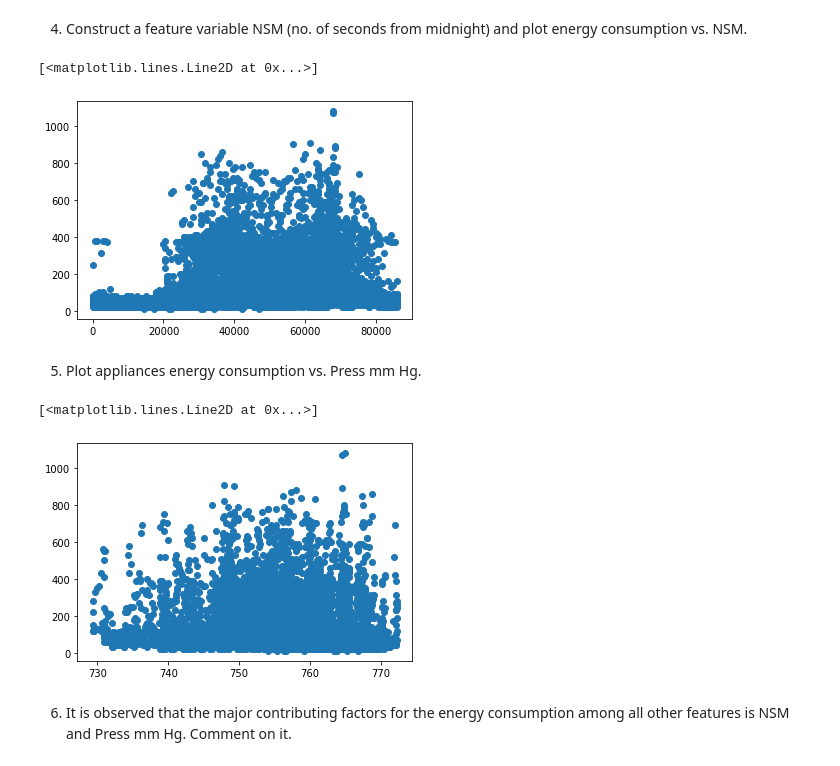
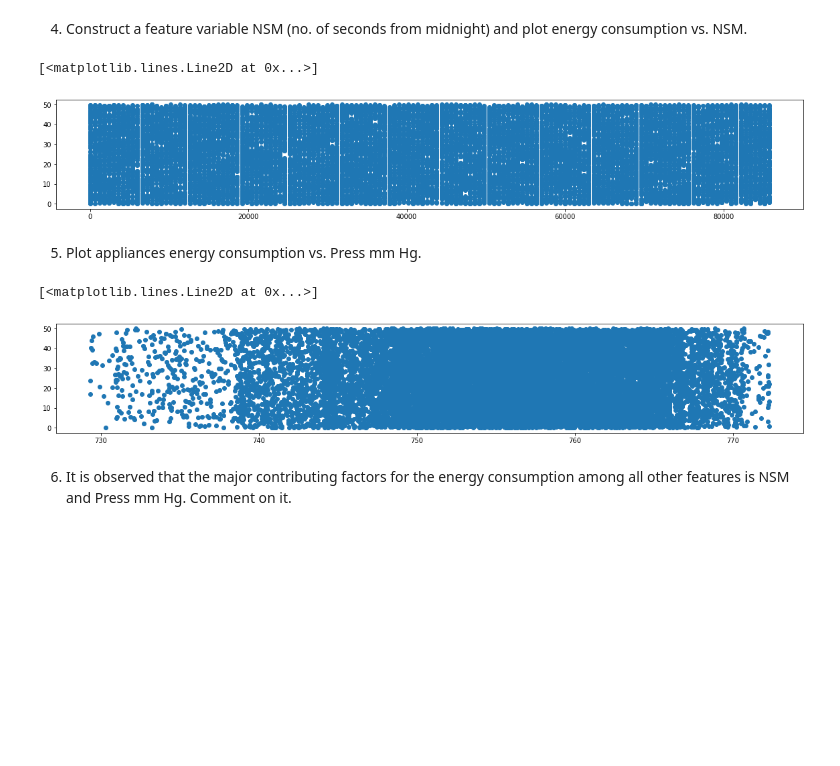
Before and after one commit to juliachen2357/ME592, a Jupyter notebook: HW1.ipynb, the cells around one changed output. Cells and saved outputs as stored; diff of their text form; code cells hidden in the pictures; blank space fills up the shorter version.

```diff
--- a/HW1.ipynb
+++ b/HW1.ipynb
@@ -122,15 +122,8 @@ for ele in range(0,len(data)):
     if (ct-dt).days>6:
         break
     else:
-        w[0].append(data.iloc[ele,0])
-        w[1].append(data.iloc[ele,1])
-e=[[],[]]
-for ele in range(0,len(data)):
-    #print(data.iloc[ele,0])
-    ct = datetime.datetime.strptime(data.iloc[ele,0], '%m/%d/%Y %H:%M')
-    e[0].append(data.iloc[ele,0])
-    e[1].append(data.iloc[ele,1])
+        w[0].append(ct)
+        w[1].append(data.iloc[ele,-1])
 
-plt.plot(w[0],w[1]);plt.title('one week');plt.show();
-#plt.plot(e[0],e[1]);plt.title('entire');plt.show();
+plt.figure(figsize=(20,3));plt.plot(w[0],w[1]);plt.title('one week');plt.show();
 # %% [output]
@@ -137,0 +131,8 @@ plt.plot(w[0],w[1]);plt.title('one week');plt.show();
+# %%
+e=[[],[]]
+for ele in range(0,len(data)):
+    #print(data.iloc[ele,0])
+    ct = datetime.datetime.strptime(data.iloc[ele,0], '%m/%d/%Y %H:%M')
+    e[0].append(ct)
+    e[1].append(data.iloc[ele,-1])
+plt.figure(figsize=(40,3));plt.plot(e[0],e[1]);plt.title('entire');plt.show();
@@ -200,24 +203,26 @@ data = pd.read_csv("/content/drive/MyDrive/ME592/assignments/hw1/Attachments_HW1
 for ele in range(0,len(data)):
     new_t = datetime.datetime.strptime(data.iloc[ele,0], '%m/%d/%Y %H:%M')
     e_per_NMS[0].append(new_t.hour*60*60+new_t.minute*60+new_t.second)
-    e_per_NMS[1].append(data.iloc[ele,1])
-plt.plot(e_per_NMS[0],e_per_NMS[1],'o')
+    e_per_NMS[1].append(data.iloc[ele,-1])
+
+plt.figure(figsize=(20,3));plt.plot(e_per_NMS[0],e_per_NMS[1],'o')
 # %% [output]
 [<matplotlib.lines.Line2D at 0x...>]
-[figure, old version]
+[figure, new version]
 # %% [markdown]
 5.	Plot appliances energy consumption vs. Press mm Hg.
 # %%
 data = pd.read_csv("/content/drive/MyDrive/ME592/assignments/hw1/Attachments_HW1/energydata_complete.csv")
 current_day=datetime.datetime.strptime('1/10/2016 00:00', '%m/%d/%Y %H:%M')
 pg=[];ap=[]
 for ele in range(0,len(data)):
-    pg.append(data.iloc[ele,1])
+    pg.append(data.iloc[ele,-1])
     ap.append(data.iloc[ele,22])
-plt.plot(ap,pg,'o')
+
+plt.figure(figsize=(20,3));plt.plot(ap,pg,'o')
 # %% [output]
 [<matplotlib.lines.Line2D at 0x...>]
-[figure, old version]
+[figure, new version]
 # %% [markdown]
 6.	It is observed that the major contributing factors for the energy consumption among all other features is NSM and Press mm Hg. Comment on it.
 # %%
```
Also changed, not shown: parts of 6 cells of this notebook.
